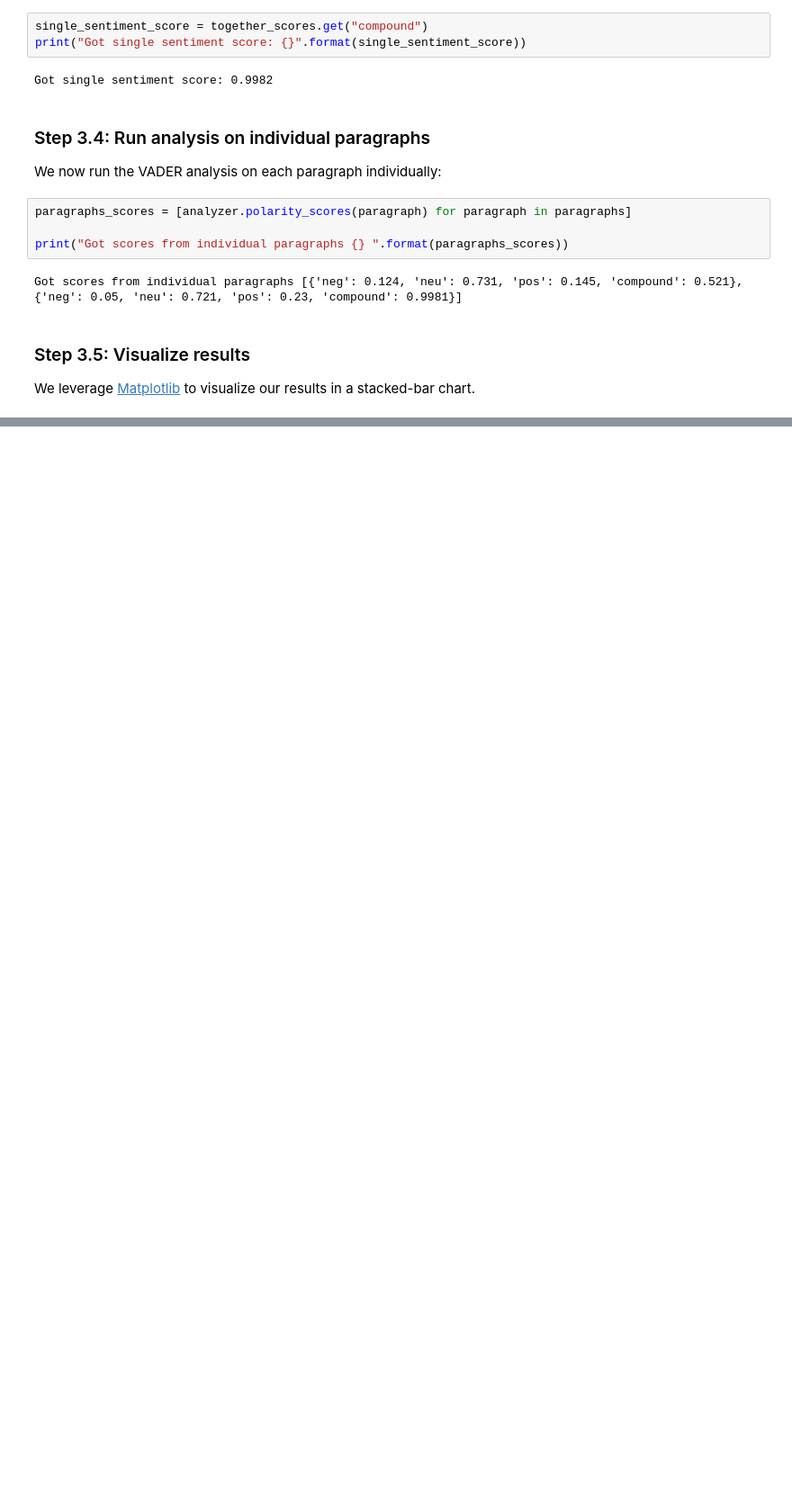
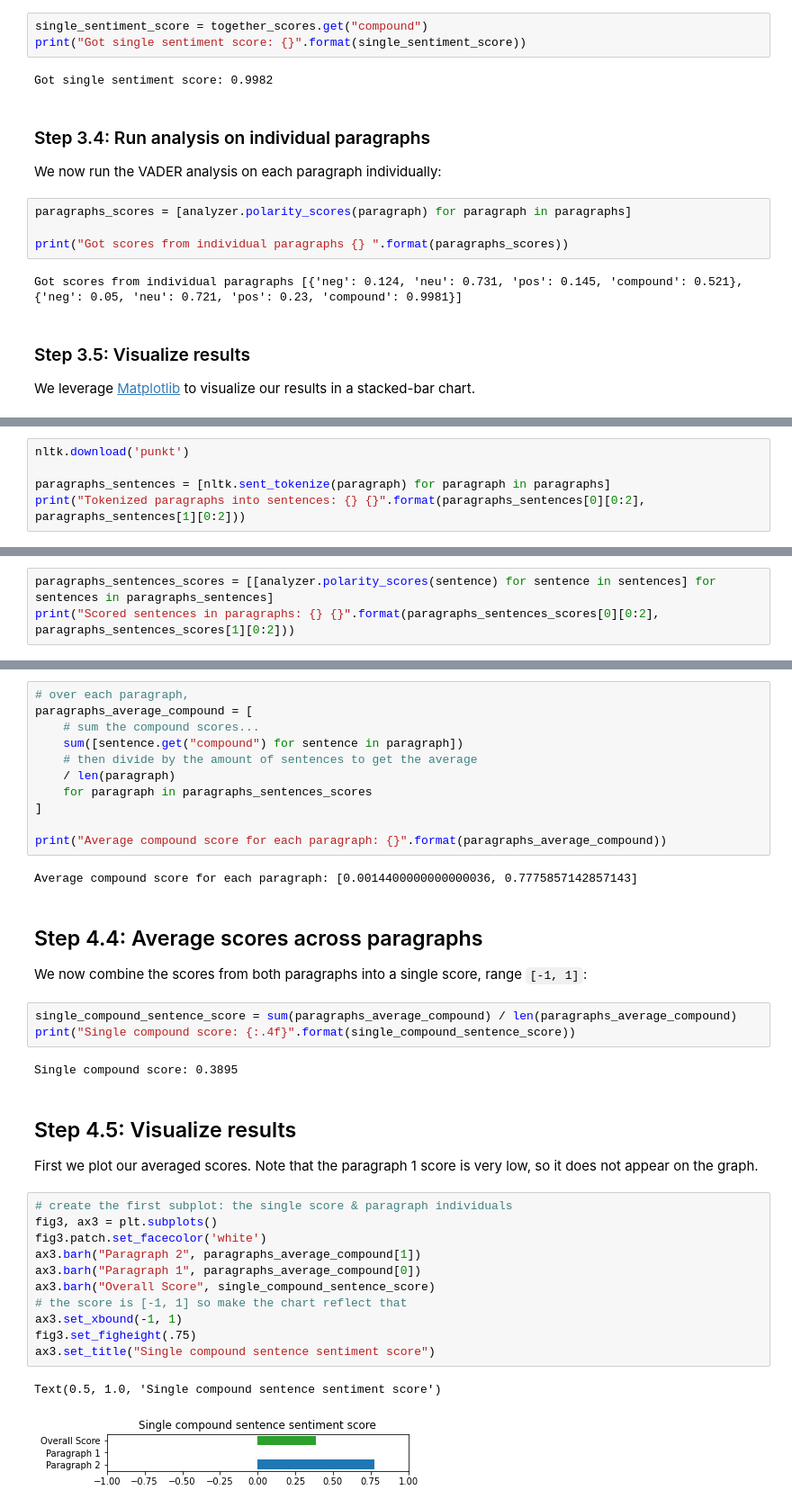
Before and after one commit to realprogrammer5000/ACM-Research-Coding-Challenge-F21, a Jupyter notebook: main.ipynb, the cells around one changed output, grey strips where cells are left out. Shown at 90% size. Cells and saved outputs as stored; diff of their text form; blank space fills up the shorter version.

```diff
--- a/main.ipynb
+++ b/main.ipynb
@@ -147,0 +180,5 @@ approach is needed.
+# %%
+nltk.download('punkt')
+
+paragraphs_sentences = [nltk.sent_tokenize(paragraph) for paragraph in paragraphs]
+print("Tokenized paragraphs into sentences: {} {}".format(paragraphs_sentences[0][0:2], paragraphs_sentences[1][0:2]))
@@ -147,0 +192,3 @@ approach is needed.
+# %%
+paragraphs_sentences_scores = [[analyzer.polarity_scores(sentence) for sentence in sentences] for sentences in paragraphs_sentences]
+print("Scored sentences in paragraphs: {} {}".format(paragraphs_sentences_scores[0][0:2], paragraphs_sentences_scores[1][0:2]))
@@ -147,0 +201,38 @@ approach is needed.
+# %%
+# over each paragraph,
+paragraphs_average_compound = [
+    # sum the compound scores...
+    sum([sentence.get("compound") for sentence in paragraph])
+    # then divide by the amount of sentences to get the average
+    / len(paragraph)
+    for paragraph in paragraphs_sentences_scores
+]
+
+print("Average compound score for each paragraph: {}".format(paragraphs_average_compound))
+# %% [output]
+Average compound score for each paragraph: [0.0014400000000000036, 0.7775857142857143]
+# %% [markdown]
+## Step 4.4: Average scores across paragraphs
+We now combine the scores from both paragraphs into a single score, range `[-1, 1]`:
+# %%
+single_compound_sentence_score = sum(paragraphs_average_compound) / len(paragraphs_average_compound)
+print("Single compound score: {:.4f}".format(single_compound_sentence_score))
+# %% [output]
+Single compound score: 0.3895
+# %% [markdown]
+## Step 4.5: Visualize results
+First we plot our averaged scores. Note that the paragraph 1 score is very low, so it does not appear on the graph.
+# %%
+# create the first subplot: the single score & paragraph individuals
+fig3, ax3 = plt.subplots()
+fig3.patch.set_facecolor('white')
+ax3.barh("Paragraph 2", paragraphs_average_compound[1])
+ax3.barh("Paragraph 1", paragraphs_average_compound[0])
+ax3.barh("Overall Score", single_compound_sentence_score)
+# the score is [-1, 1] so make the chart reflect that
+ax3.set_xbound(-1, 1)
+fig3.set_figheight(.75)
+ax3.set_title("Single compound sentence sentiment score")
+# %% [output]
+Text(0.5, 1.0, 'Single compound sentence sentiment score')
+[figure, added]
```
Also changed, not shown: parts of 19 cells of this notebook.
